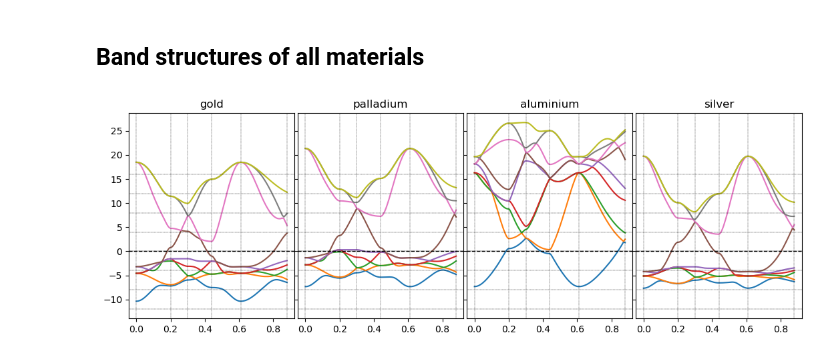
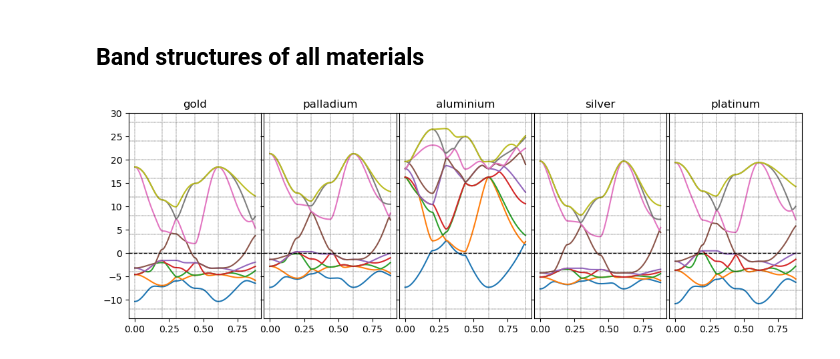
Before and after one commit to simaomenesesjoao/MaxTB, a Jupyter notebook: code_tests/julia_tests.ipynb, the cells around one changed output. Drawn from its saved outputs; the diff is of its cells as text; code cells hidden in the pictures.

```diff
--- a/code_tests/julia_tests.ipynb
+++ b/code_tests/julia_tests.ipynb
@@ -89,7 +98,7 @@ Main.include(basedir + "test3D_dos.jl")
 # %%
-materials = ["gold", "palladium", "aluminium", "silver"]
+materials = ["gold", "palladium", "aluminium", "silver", "platinum"]
 
-L = 32
-N = 500
+L = 16
+N = 100
 
 dos_list = [Main.test(L,N,material) for material in materials]
@@ -106,6 +105,5 @@ IOStream.flush timed out
 # %%
-
-fig, axs = plt.subplots(1,4,figsize=(10,2), sharey=False)
+fig, axs = plt.subplots(1,len(materials),figsize=(10,2), sharey=True)
 plt.subplots_adjust(wspace=0.02)
 
 for material, dos, ax in zip(materials, dos_list, axs):
@@ -184,27 +180,27 @@ for x in xs:
 # %% [markdown]
 ## Band structures of all materials
 # %%
-materials = ["gold", "palladium", "aluminium", "silver"]
-fermis    = np.array([0.5380, 0.5190, 0.30975, 0.4635])/2*Ha_eV
+materials = ["gold", "palladium", "aluminium", "silver", "platinum"]
+fermis    = np.array([0.5380, 0.5190, 0.30975, 0.4635, 0.6380])/2*Ha_eV
 No = 9
 
 xs = [(kpp-1)*i for i in range(Npaths)]
 band_list = [Main.test(material) for material in materials]
 # %%
 
-fig, axs = plt.subplots(1,4,figsize=(13,4), sharey=True)
+fig, axs = plt.subplots(1,len(materials),figsize=(13,4), sharey=True)
 plt.subplots_adjust(wspace=0.02)
 
 for bands, ax, material, fermi in zip(band_list, axs, materials, fermis):
     ax.set_title(material)
     for i in range(No):
         band = bands[:,i+3]*Ha_eV
         ax.plot(ks, band - fermi)
 
     for x in xs:
         ax.axvline(ks[x], linewidth=0.3, linestyle='--', c='k')
-    for i in range(-3,5):
+    for i in range(-3,8):
         ax.axhline(i*4, linewidth=0.3, linestyle='--', c='k')
     ax.axhline(0, linewidth=1, linestyle='--', c='k')
 # %% [output]
-[figure, old version]
+[figure, new version]
```
Also changed, not shown: parts of 23 cells of this notebook, 4 other files.
